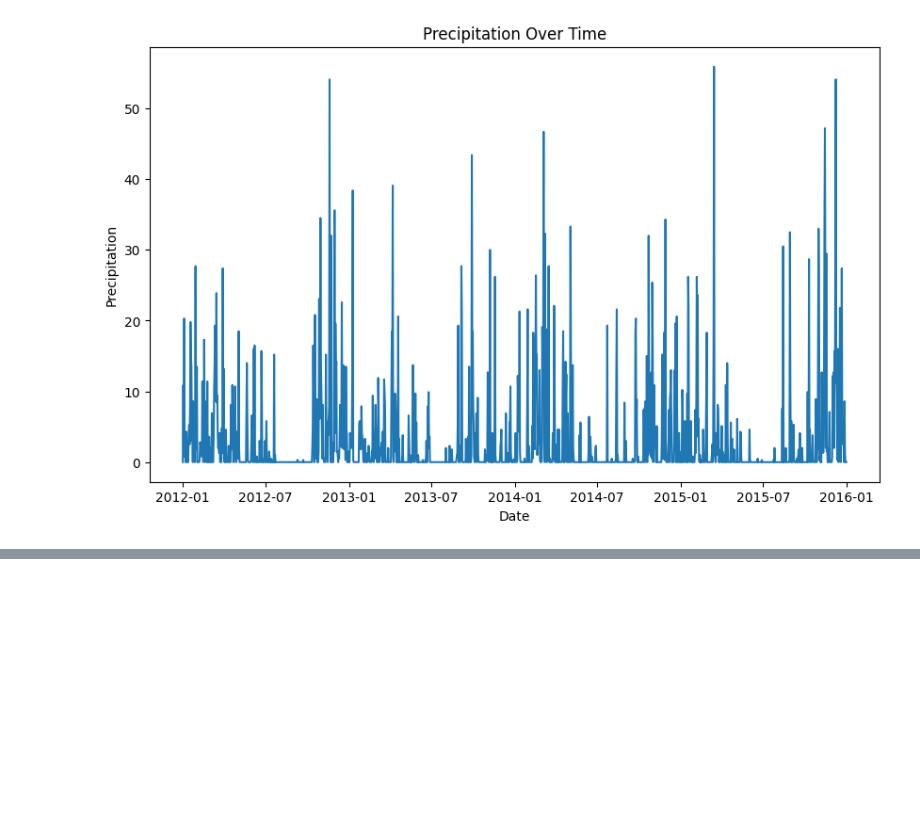
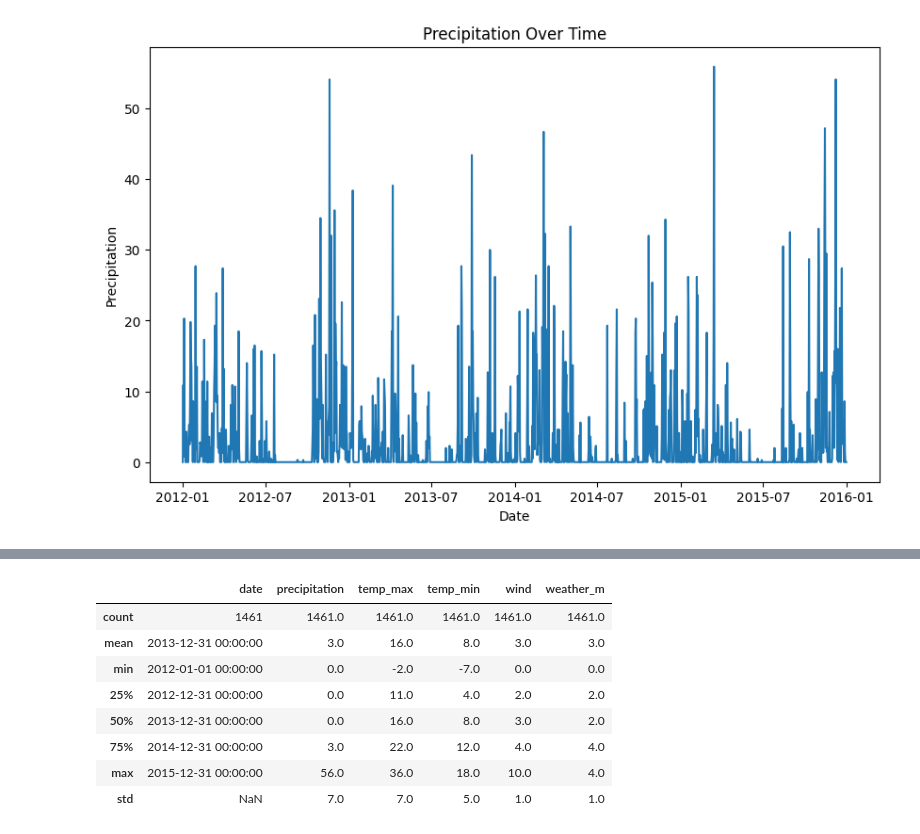
Before and after one commit to Tonry12/BSC_DPDM23, a Jupyter notebook: Weather_Prediction.ipynb, the cells around one changed output, grey strips where cells are left out. Saved outputs shown, nothing was run; the diff lists cells and outputs as text; code cells hidden in the pictures; blank space fills up the shorter version.

```diff
--- a/Weather_Prediction.ipynb
+++ b/Weather_Prediction.ipynb
@@ -60,0 +79,12 @@ plt.show()
+# %%
+#replace value to 1-5
+dict_ = {
+    'drizzle': 0,
+    'fog': 1,
+    'rain': 2,
+    'snow': 3,
+    'sun': 4
+}
+
+# Replace the values in the 'weather' column using the mapping dictionary
+df['weather_m'] = df['weather'].map(dict_)
@@ -60,0 +102,12 @@ plt.show()
+# %%
+df.describe().round()  # Gives the statistical Summary of numeric Variables
+# %% [output]
+|  | date | precipitation | temp_max | temp_min | wind | weather_m |
+| count | 1461 | 1461.0 | 1461.0 | 1461.0 | 1461.0 | 1461.0 |
+| mean | 2013-12-31 00:00:00 | 3.0 | 16.0 | 8.0 | 3.0 | 3.0 |
+| min | 2012-01-01 00:00:00 | 0.0 | -2.0 | -7.0 | 0.0 | 0.0 |
+| 25% | 2012-12-31 00:00:00 | 0.0 | 11.0 | 4.0 | 2.0 | 2.0 |
+| 50% | 2013-12-31 00:00:00 | 0.0 | 16.0 | 8.0 | 3.0 | 2.0 |
+| 75% | 2014-12-31 00:00:00 | 3.0 | 22.0 | 12.0 | 4.0 | 4.0 |
+| max | 2015-12-31 00:00:00 | 56.0 | 36.0 | 18.0 | 10.0 | 4.0 |
+| std | NaN | 7.0 | 7.0 | 5.0 | 1.0 | 1.0 |
```
Also changed, not shown: parts of 21 cells of this notebook.
